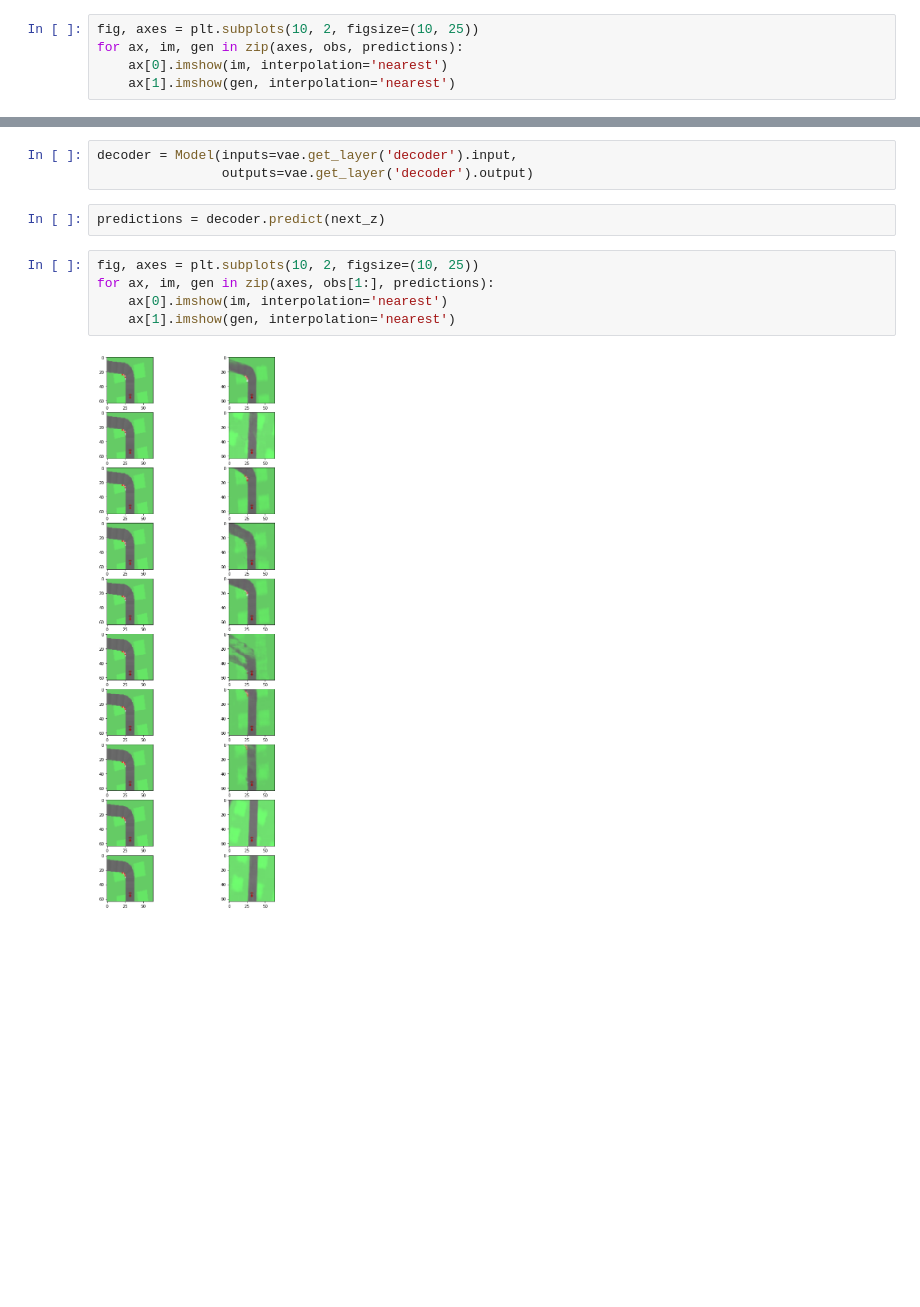
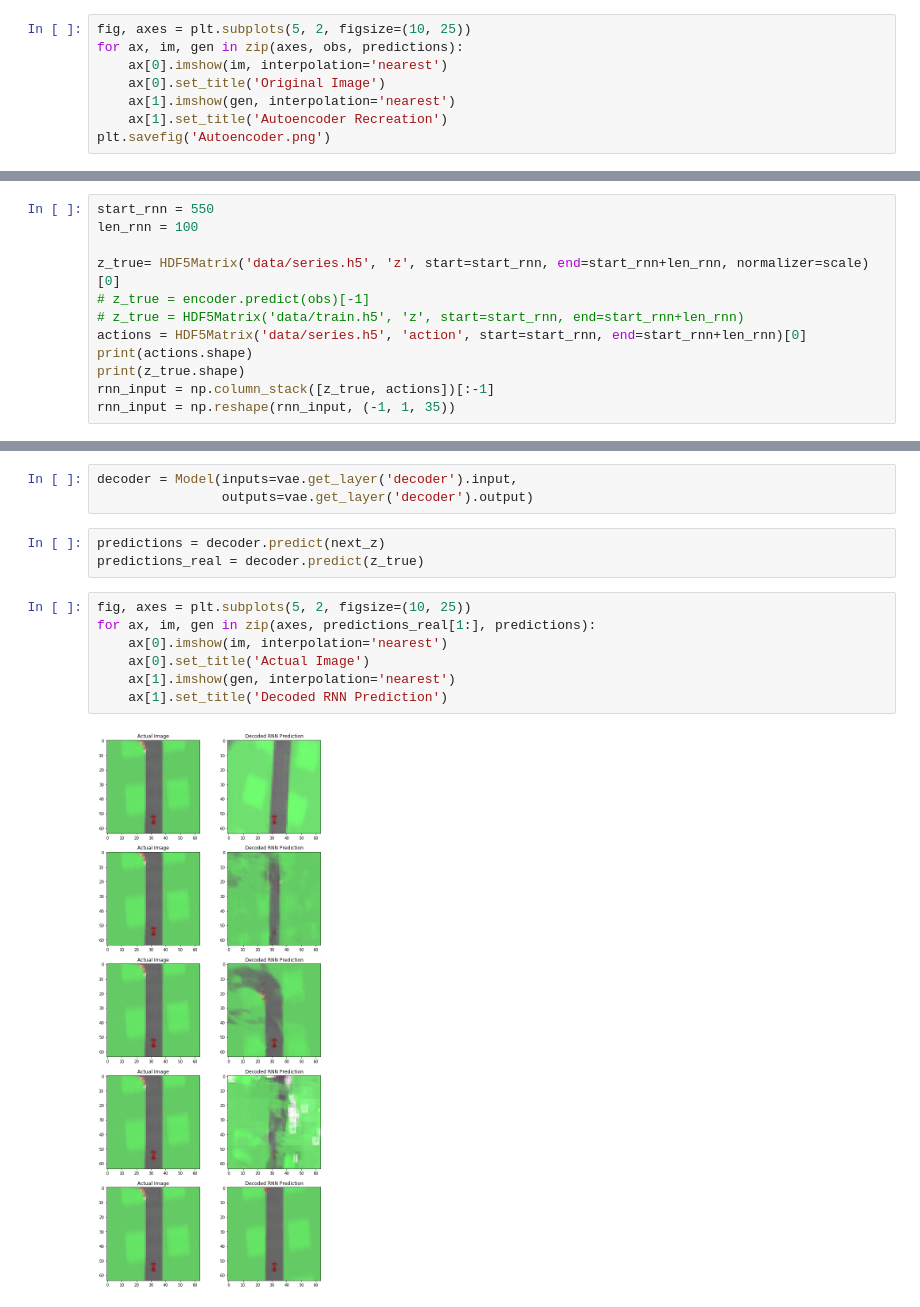
Before and after one commit to rbnprdy/WorldModelsKeras, a Jupyter notebook: carracing/visualization.ipynb, the cells around one changed output, grey strips where cells are left out. Drawn from its saved outputs; the diff is of its cells as text; blank space fills up the shorter version.

```diff
--- a/carracing/visualization.ipynb
+++ b/carracing/visualization.ipynb
@@ -29,8 +29,11 @@ vae.load_weights('checkpoints/vae.h5')
 # %%
 predictions = vae.predict(obs)
 # %%
-fig, axes = plt.subplots(10, 2, figsize=(10, 25))
+fig, axes = plt.subplots(5, 2, figsize=(10, 25))
 for ax, im, gen in zip(axes, obs, predictions):
     ax[0].imshow(im, interpolation='nearest')
+    ax[0].set_title('Original Image')
     ax[1].imshow(gen, interpolation='nearest')
+    ax[1].set_title('Autoencoder Recreation')
+plt.savefig('Autoencoder.png')
 # %% [output]
@@ -63,3 +68,15 @@ z_true = encoder.predict(obs)[-1]
 actions = HDF5Matrix('data/train.h5', 'action', start=start_rnn, end=start_rnn+len_rnn)
 rnn_input = np.column_stack([z_true, actions])[:-1]
 rnn_input = np.reshape(rnn_input, (-1, 1, 35))
+# %%
+start_rnn = 550
+len_rnn = 100
+
+z_true= HDF5Matrix('data/series.h5', 'z', start=start_rnn, end=start_rnn+len_rnn, normalizer=scale)[0]
+# z_true = encoder.predict(obs)[-1]
+# z_true = HDF5Matrix('data/train.h5', 'z', start=start_rnn, end=start_rnn+len_rnn)
+actions = HDF5Matrix('data/series.h5', 'action', start=start_rnn, end=start_rnn+len_rnn)[0]
+print(actions.shape)
+print(z_true.shape)
+rnn_input = np.column_stack([z_true, actions])[:-1]
+rnn_input = np.reshape(rnn_input, (-1, 1, 35))
@@ -134,10 +154,13 @@ decoder = Model(inputs=vae.get_layer('decoder').input,
                 outputs=vae.get_layer('decoder').output)
 # %%
 predictions = decoder.predict(next_z)
+predictions_real = decoder.predict(z_true)
 # %%
-fig, axes = plt.subplots(10, 2, figsize=(10, 25))
-for ax, im, gen in zip(axes, obs[1:], predictions):
+fig, axes = plt.subplots(5, 2, figsize=(10, 25))
+for ax, im, gen in zip(axes, predictions_real[1:], predictions):
     ax[0].imshow(im, interpolation='nearest')
+    ax[0].set_title('Actual Image')
     ax[1].imshow(gen, interpolation='nearest')
+    ax[1].set_title('Decoded RNN Prediction')
 # %% [output]
-[figure, old version]
+[figure, new version]
```
Also changed, not shown: parts of 5 cells of this notebook, 11 other files.
